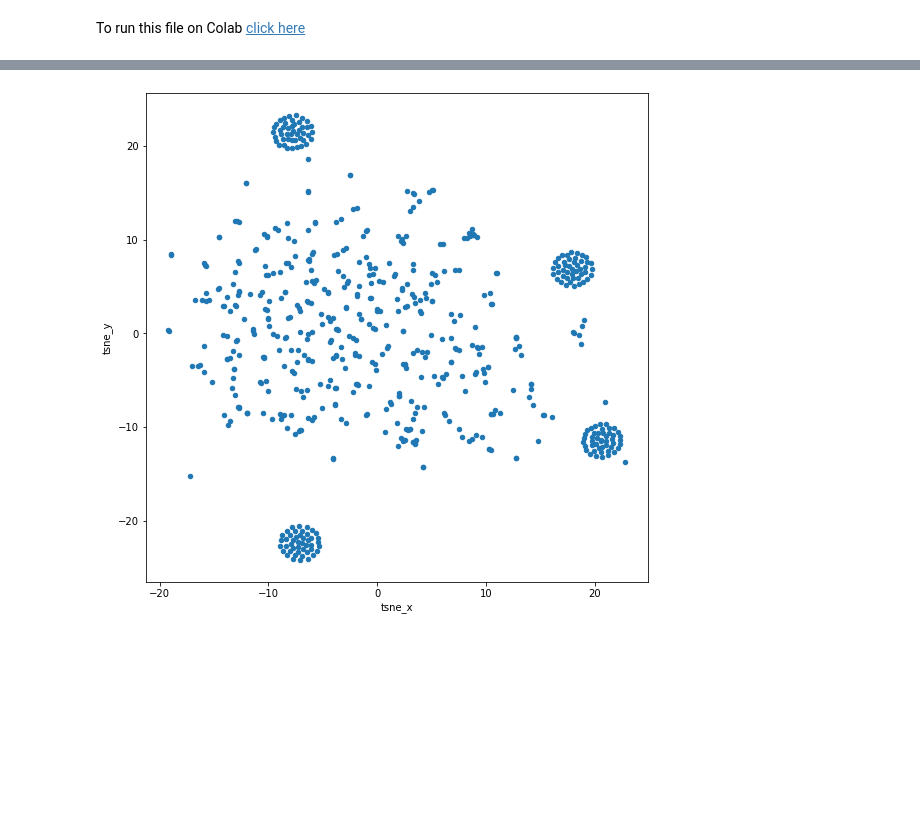
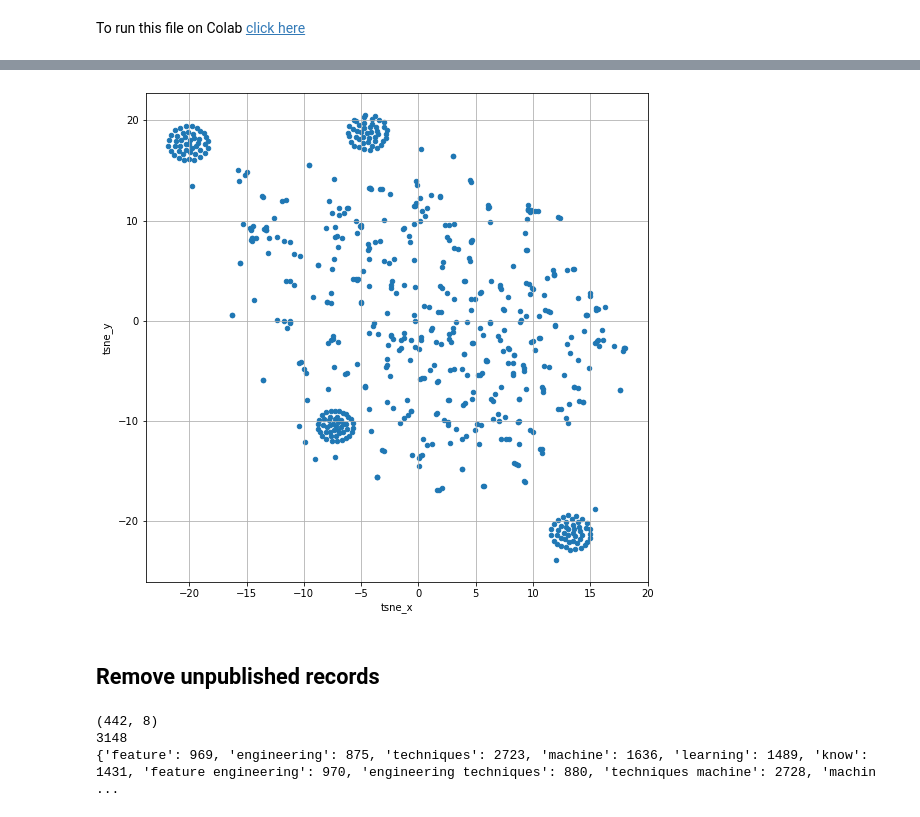
Before and after one commit to sanjaydasgupta/data-mining-of-website-articles, a Jupyter notebook: ml-blogs-eda.ipynb, the cells around one changed output, grey strips where cells are left out. Cells and saved outputs as stored; diff of their text form; code cells hidden in the pictures; blank space fills up the shorter version.

```diff
--- a/ml-blogs-eda.ipynb
+++ b/ml-blogs-eda.ipynb
@@ -23,11 +22,25 @@ df.sample(5)
 # %%
-vectorizer = TfidfVectorizer(stop_words='english').fit(df['title'])
-tfidf = vectorizer.transform(df['title'])
+df621 = df.iloc[:622, :].copy()
+vectorizer = TfidfVectorizer(stop_words='english').fit(df621['title'])
+tfidf = vectorizer.transform(df621['title'])
 # %%
 tsne_xy = TSNE(random_state=42).fit_transform(tfidf)
-df['tsne_x'] = tsne_xy[:, 0]
-df['tsne_y'] = tsne_xy[:, 1]
+df621['tsne_x'] = tsne_xy[:, 0]
+df621['tsne_y'] = tsne_xy[:, 1]
 # %%
-ax = df.plot(kind='scatter', x='tsne_x', y='tsne_y', figsize=(9, 9))
+ax = df621.plot(kind='scatter', x='tsne_x', y='tsne_y', figsize=(9, 9), grid=True)
 # %% [output]
-[figure, old version]
+[figure, new version]
+# %% [markdown]
+## Remove unpublished records
+# %%
+df_valid = df[df['summary'].notnull()].copy()
+print(df_valid.shape)
+vectorizer = TfidfVectorizer(stop_words='english', ngram_range=(1, 2)).fit(df_valid['title'])
+print(len(vectorizer.vocabulary_))
+print(vectorizer.vocabulary_)
+tfidf = vectorizer.transform(df_valid['title'])
+# %% [output]
+(442, 8)
+3148
+{'feature': 969, 'engineering': 875, 'techniques': 2723, 'machine': 1636, 'learning': 1489, 'know': 1431, 'feature engineering': 970, 'engineering techniques': 880, 'techniques machine': 2728, 'machin ...
```
Also changed, not shown: parts of 6 cells of this notebook.
